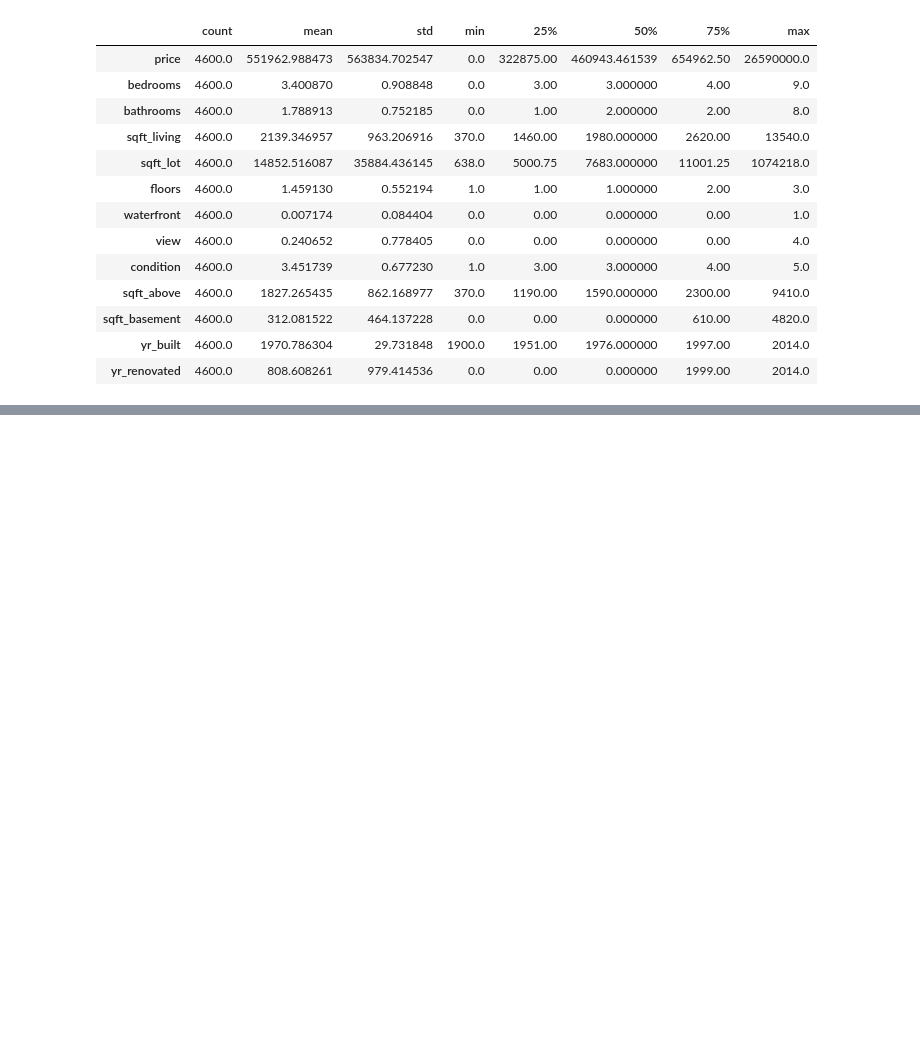
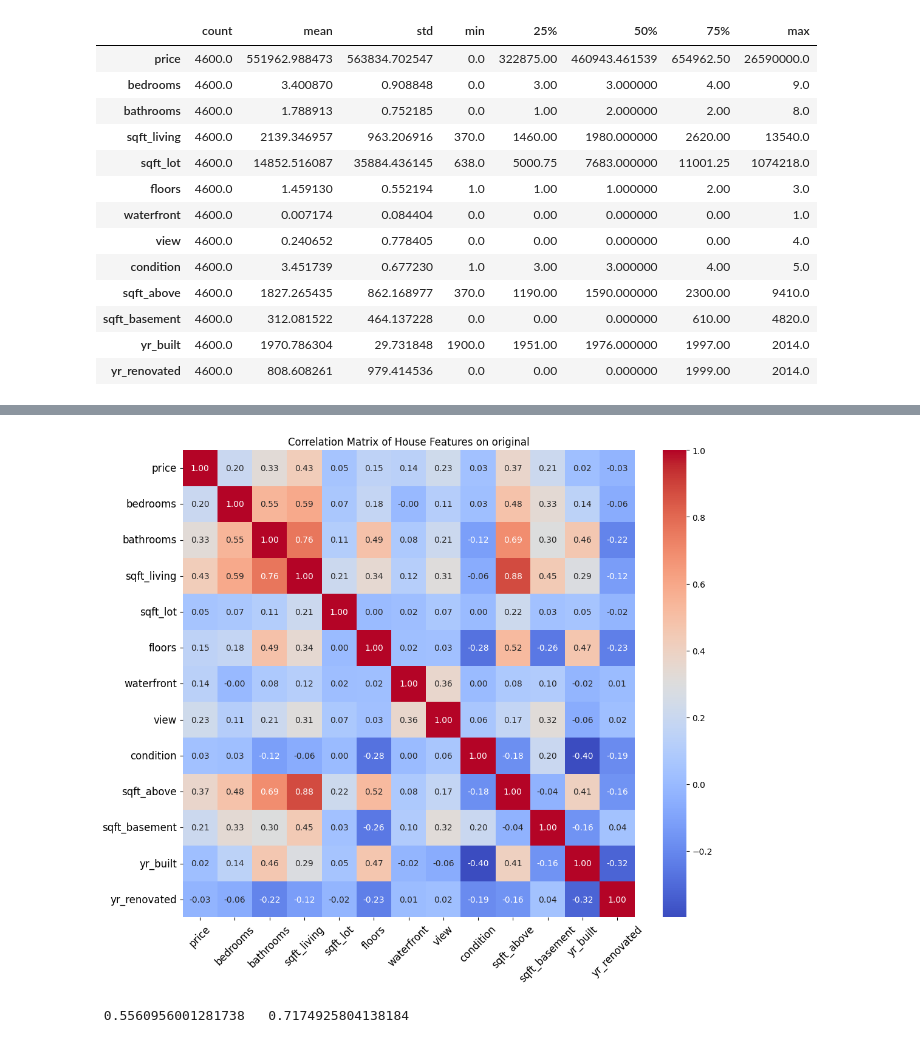
Before and after one commit to rabin20-04/ML-Algorithms, a Jupyter notebook: house_price_prediction.ipynb, the cells around one changed output, grey strips where cells are left out. Cells and saved outputs as stored; diff of their text form; code cells hidden in the pictures; blank space fills up the shorter version.

```diff
--- a/house_price_prediction.ipynb
+++ b/house_price_prediction.ipynb
@@ -165,0 +272,19 @@ We have 5 categorical features : ['date', 'street', 'city', 'statezip', 'country
+# %%
+start_2=time.time()
+numeric_df_2 = house_df.select_dtypes(include=np.number)
+
+correlation_matrix_2 = numeric_df_2.corr()
+plt.figure(figsize=(12, 10))  # Adjust the figure size as needed
+sns.heatmap(correlation_matrix_2, annot=True, cmap='coolwarm', fmt=".2f")
+plt.title('Correlation Matrix of House Features on original')
+plt.xticks(rotation=45, fontsize=12)
+plt.yticks(rotation=0, fontsize=12)
+plt.show()
+
+time_2=(time.time()-start_2)
+# %% [output]
+[figure, added]
+# %%
+print("",time_1," ",time_2) # diff in creating original and transformed df
+# %% [output]
+ 0.5560956001281738   0.7174925804138184
```
Also changed, not shown: parts of 45 cells of this notebook.
